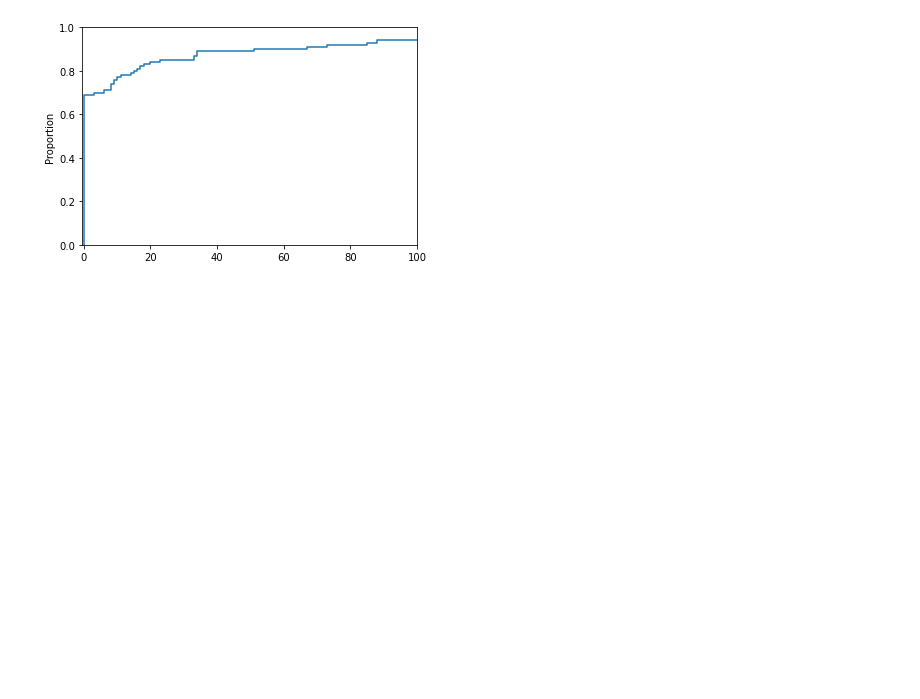
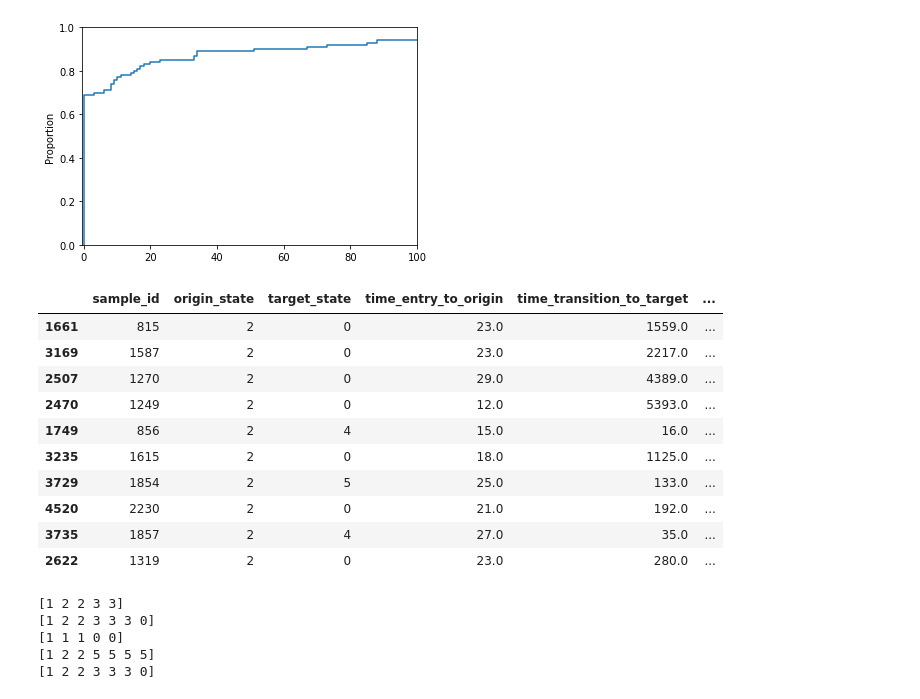
Before and after one commit to hrossman/pymsm, a Jupyter notebook: pymsm/examples/embt.ipynb, the cells around one changed output. Drawn from its saved outputs; the diff is of its cells as text; code cells hidden in the pictures; blank space fills up the shorter version.

Commit message:
path_to_timstep_array

```diff
--- a/pymsm/examples/embt.ipynb
+++ b/pymsm/examples/embt.ipynb
@@ -178,3 +212,34 @@ ax.set_xlim(-0.5,100)
 # %% [output]
 (-0.5, 100.0)
 [figure]
+# %%
+competing_risk_dataset[competing_risk_dataset["origin_state"] == origin_state].sample(
+    10
+)
+# %% [output]
+|  | sample_id | origin_state | target_state | time_entry_to_origin | time_transition_to_target | ... |
+| 1661 | 815 | 2 | 0 | 23.0 | 1559.0 | ... |
+| 3169 | 1587 | 2 | 0 | 23.0 | 2217.0 | ... |
+| 2507 | 1270 | 2 | 0 | 29.0 | 4389.0 | ... |
+| 2470 | 1249 | 2 | 0 | 12.0 | 5393.0 | ... |
+| 1749 | 856 | 2 | 4 | 15.0 | 16.0 | ... |
+| 3235 | 1615 | 2 | 0 | 18.0 | 1125.0 | ... |
+| 3729 | 1854 | 2 | 5 | 25.0 | 133.0 | ... |
+| 4520 | 2230 | 2 | 0 | 21.0 | 192.0 | ... |
+| 3735 | 1857 | 2 | 4 | 27.0 | 35.0 | ... |
+| 2622 | 1319 | 2 | 0 | 23.0 | 280.0 | ... |
+# %%
+
+states = [1, 2, 3]
+time_at_each_state = [1.4, 1.7, 2.6]
+max_timestep = 7
+states_at_timestep = make_states_at_timestep_array(
+    states, time_at_each_state, max_timestep, 0, True
+)
+assert (states_at_timestep == np.array([1, 2, 2, 3, 3, 3, 0])).all()
+# %% [output]
+[1 2 2 3 3]
+[1 2 2 3 3 3 0]
+[1 1 1 0 0]
+[1 2 2 5 5 5 5]
+[1 2 2 3 3 3 0]
```
Also changed, not shown: parts of 8 cells of this notebook, 2 other files.
